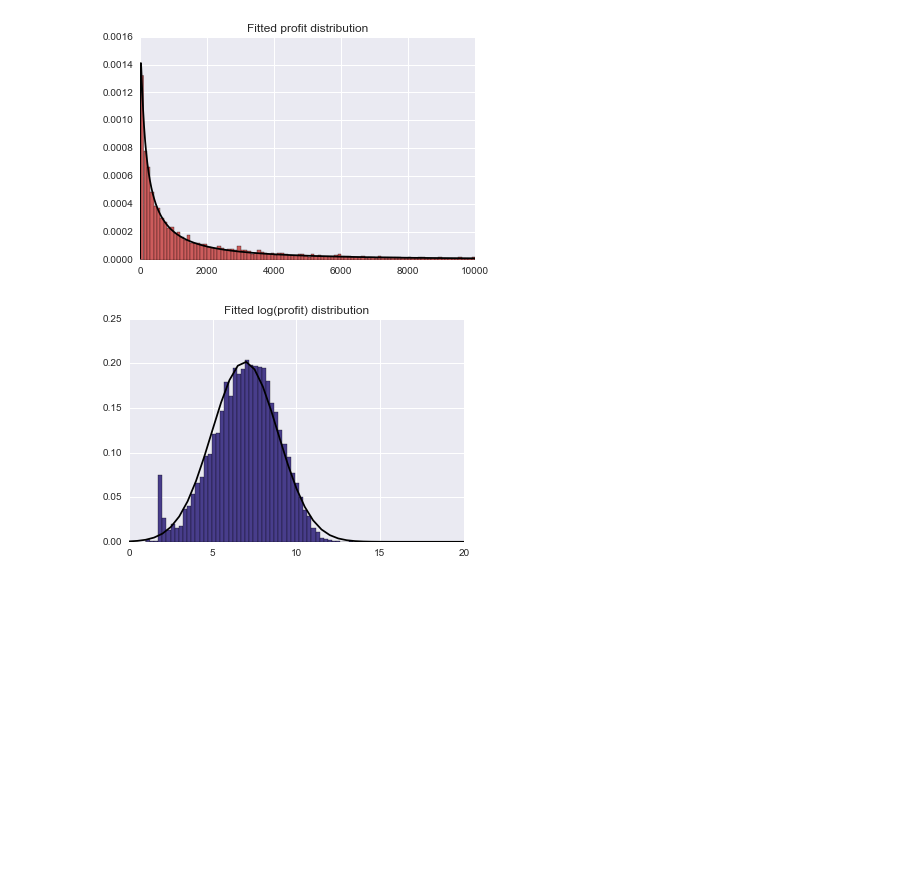
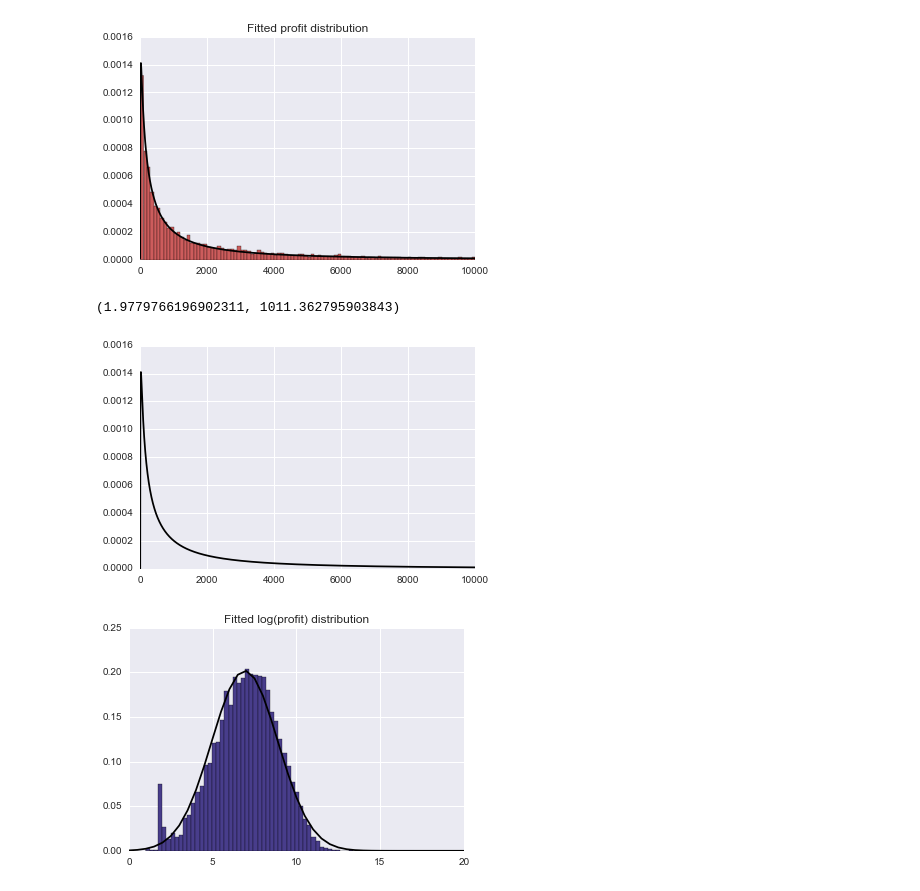
Before and after one commit to davidrpugh/assortative-matching-large-firms, a Jupyter notebook: Histograms.ipynb, the cells around one changed output. Cells and saved outputs as stored; diff of their text form; code cells hidden in the pictures; blank space fills up the shorter version.

```diff
--- a/Histograms.ipynb
+++ b/Histograms.ipynb
@@ -170,6 +178,13 @@ plt.xlim(0,10000)
 plt.show()
 # %% [output]
 [figure]
+# %%
+yp = stats.lognorm.pdf(np.arange(0,10000,1), s=shape, scale=scale)
+plt.plot(np.arange(0,10000,1),yp, color='black')
+shape, scale
+# %% [output]
+(1.9779766196902311, 1011.362795903843)
+[figure, added]
 # %%
 # Fitted log(profit) distribution
 ay = stats.norm.pdf(np.arange(0,20000,0.5), loc=np.log(1011.362795903843), scale=1.9779766196902311)
```
Also changed, not shown: parts of 2 cells of this notebook, 2 other files.
